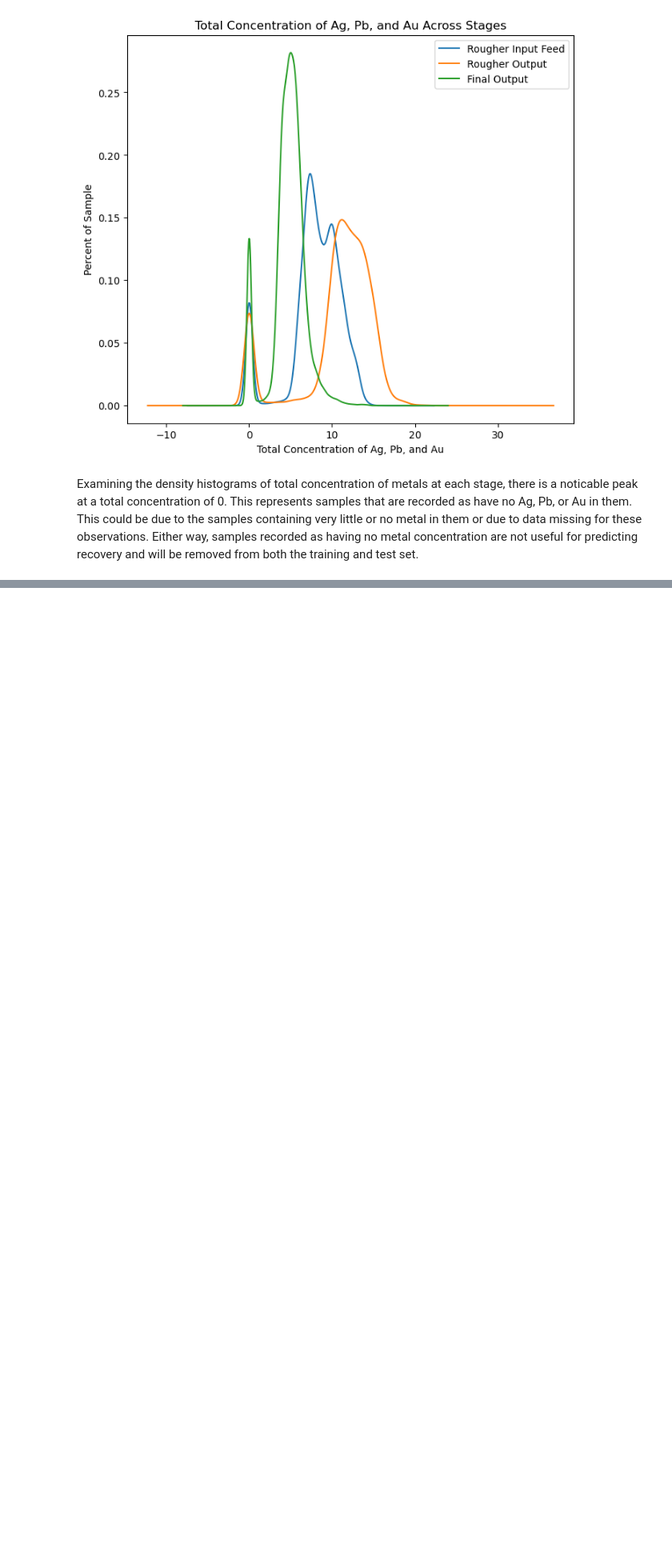
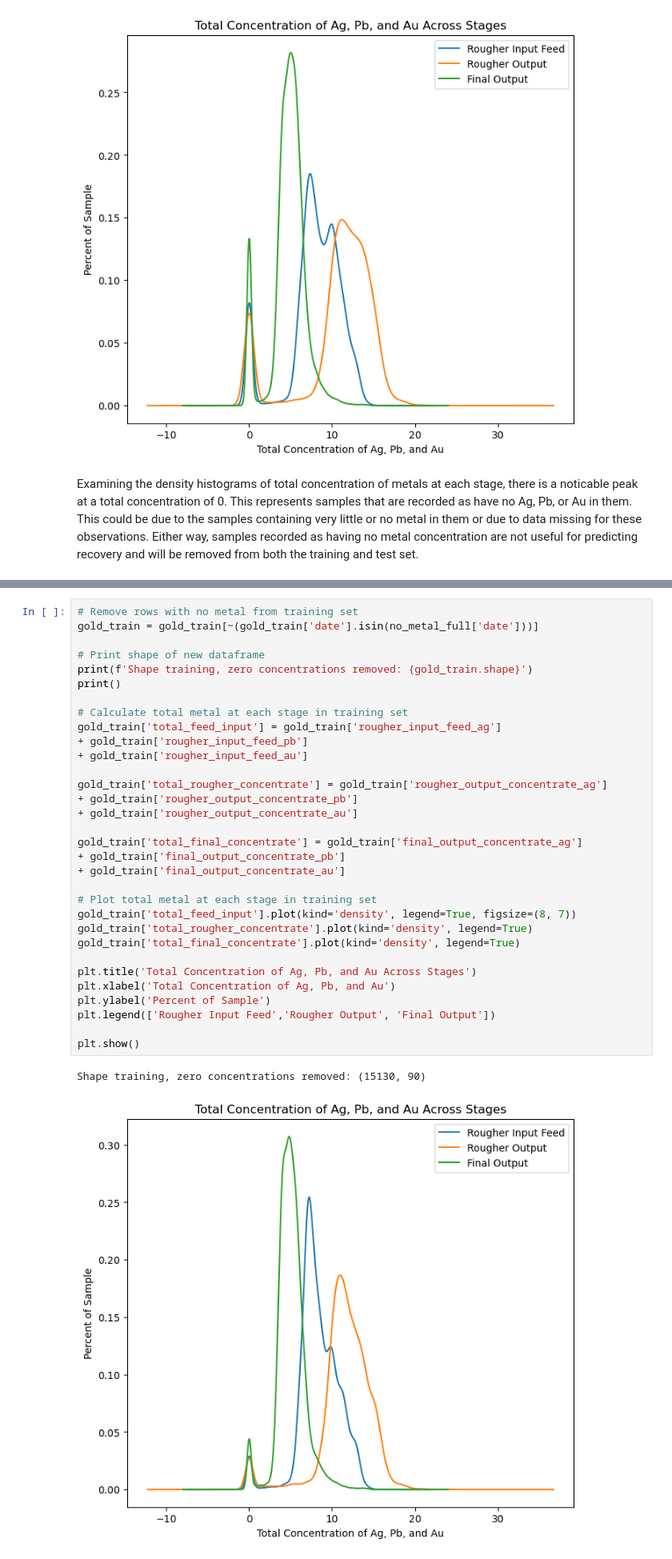
Before and after one commit to kellyshreeve/gold-recovery, a Jupyter notebook: gold-recovery-analysis.ipynb, the cells around one changed output, grey strips where cells are left out. Shown at 80% size. Saved outputs shown, nothing was run; the diff lists cells and outputs as text; blank space fills up the shorter version.

```diff
--- a/gold-recovery-analysis.ipynb
+++ b/gold-recovery-analysis.ipynb
@@ -515,0 +502,35 @@ print(test_set_complete.head(100).to_string())
+# %%
+# Remove rows with no metal from training set
+gold_train = gold_train[~(gold_train['date'].isin(no_metal_full['date']))]
+
+# Print shape of new dataframe
+print(f'Shape training, zero concentrations removed: {gold_train.shape}')
+print()
+
+# Calculate total metal at each stage in training set
+gold_train['total_feed_input'] = gold_train['rougher_input_feed_ag']
++ gold_train['rougher_input_feed_pb']
++ gold_train['rougher_input_feed_au']
+
+gold_train['total_rougher_concentrate'] = gold_train['rougher_output_concentrate_ag']
++ gold_train['rougher_output_concentrate_pb']
++ gold_train['rougher_output_concentrate_au']
+
+gold_train['total_final_concentrate'] = gold_train['final_output_concentrate_ag']
++ gold_train['final_output_concentrate_pb']
++ gold_train['final_output_concentrate_au']
+
+# Plot total metal at each stage in training set
+gold_train['total_feed_input'].plot(kind='density', legend=True, figsize=(8, 7))
+gold_train['total_rougher_concentrate'].plot(kind='density', legend=True)
+gold_train['total_final_concentrate'].plot(kind='density', legend=True)
+
+plt.title('Total Concentration of Ag, Pb, and Au Across Stages')
+plt.xlabel('Total Concentration of Ag, Pb, and Au')
+plt.ylabel('Percent of Sample')
+plt.legend(['Rougher Input Feed','Rougher Output', 'Final Output'])
+
+plt.show()
+# %% [output]
+Shape training, zero concentrations removed: (15130, 90)
+[figure, added]
```
Also changed, not shown: parts of 14 cells of this notebook.
